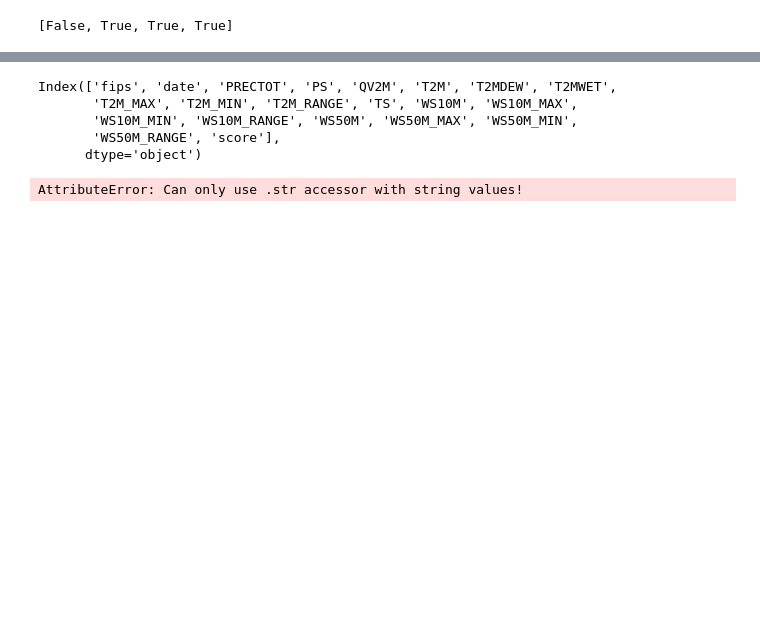
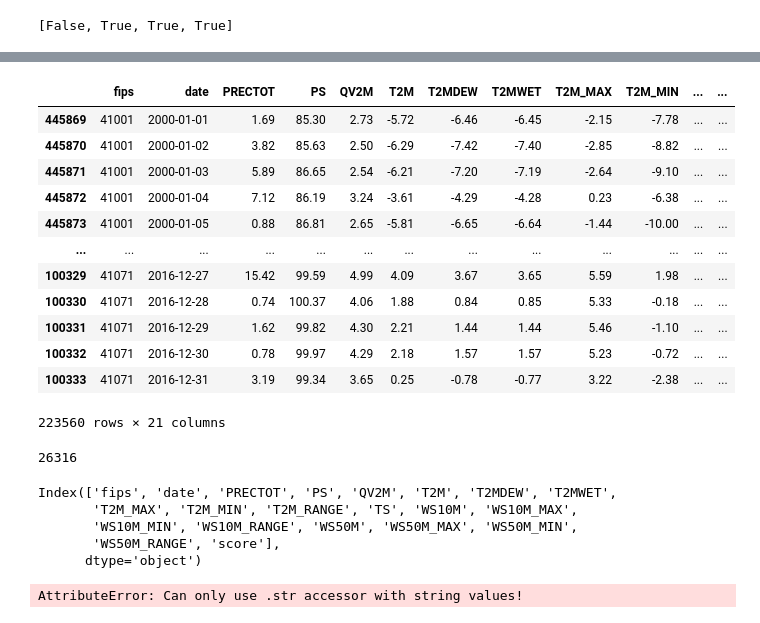
Before and after one commit to carseys/drought-predicting, a Jupyter notebook: data_exploration.ipynb, the cells around one changed output, grey strips where cells are left out. Saved outputs shown, nothing was run; the diff lists cells and outputs as text; code cells hidden in the pictures; blank space fills up the shorter version.

Commit message:
data processing py class

```diff
--- a/data_exploration.ipynb
+++ b/data_exploration.ipynb
@@ -46,0 +29,2 @@ soil_data.sample(10)
+# %%
+testoregon = soil_data_2.loc[(soil_data_2['fips']>41000) & (soil_data_2['fips']<42000)]
@@ -47,3 +35,23 @@ soil_data.sample(10)
+# %%
+testoregon.compute()
+# %% [output]
+|  | fips | date | PRECTOT | PS | QV2M | T2M | T2MDEW | T2MWET | T2M_MAX | T2M_MIN | ... | ... |
+| 445869 | 41001 | 2000-01-01 | 1.69 | 85.30 | 2.73 | -5.72 | -6.46 | -6.45 | -2.15 | -7.78 | ... | ... |
+| 445870 | 41001 | 2000-01-02 | 3.82 | 85.63 | 2.50 | -6.29 | -7.42 | -7.40 | -2.85 | -8.82 | ... | ... |
+| 445871 | 41001 | 2000-01-03 | 5.89 | 86.65 | 2.54 | -6.21 | -7.20 | -7.19 | -2.64 | -9.10 | ... | ... |
+| 445872 | 41001 | 2000-01-04 | 7.12 | 86.19 | 3.24 | -3.61 | -4.29 | -4.28 | 0.23 | -6.38 | ... | ... |
+| 445873 | 41001 | 2000-01-05 | 0.88 | 86.81 | 2.65 | -5.81 | -6.65 | -6.64 | -1.44 | -10.00 | ... | ... |
+| ... | ... | ... | ... | ... | ... | ... | ... | ... | ... | ... | ... | ... |
+| 100329 | 41071 | 2016-12-27 | 15.42 | 99.59 | 4.99 | 4.09 | 3.67 | 3.65 | 5.59 | 1.98 | ... | ... |
+| 100330 | 41071 | 2016-12-28 | 0.74 | 100.37 | 4.06 | 1.88 | 0.84 | 0.85 | 5.33 | -0.18 | ... | ... |
+| 100331 | 41071 | 2016-12-29 | 1.62 | 99.82 | 4.30 | 2.21 | 1.44 | 1.44 | 5.46 | -1.10 | ... | ... |
+| 100332 | 41071 | 2016-12-30 | 0.78 | 99.97 | 4.29 | 2.18 | 1.57 | 1.57 | 5.23 | -0.72 | ... | ... |
+| 100333 | 41071 | 2016-12-31 | 3.19 | 99.34 | 3.65 | 0.25 | -0.78 | -0.77 | 3.22 | -2.38 | ... | ... |
+223560 rows × 21 columns
+# %%
+len(testoregon2.compute())
+# %% [output]
+26316
 # %%
 soil_data.columns
 # %% [output]
```
Also changed, not shown: parts of 14 cells of this notebook, 1 other file.
